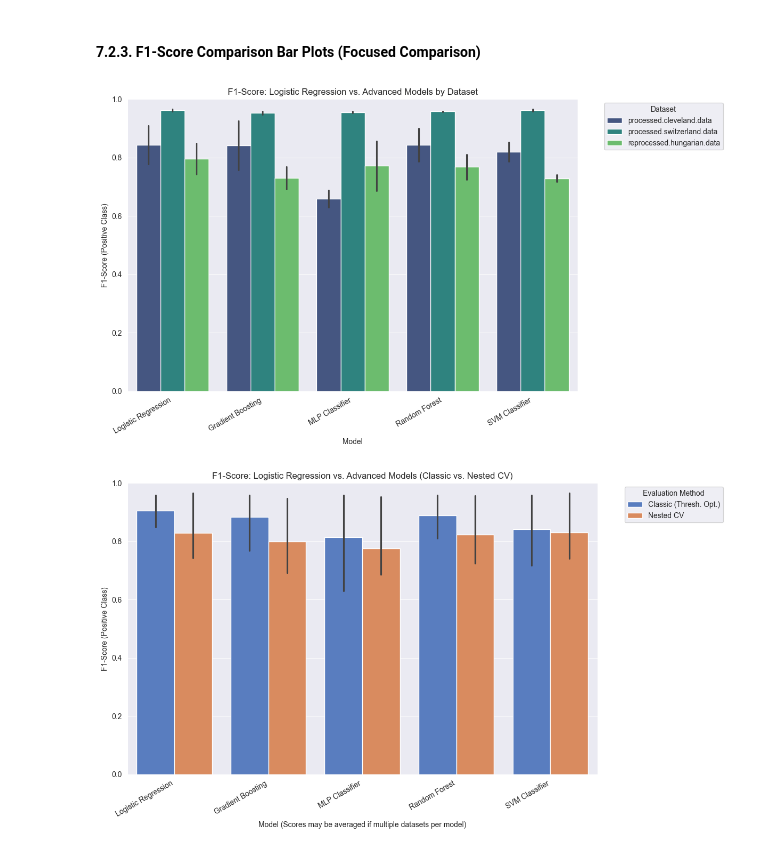
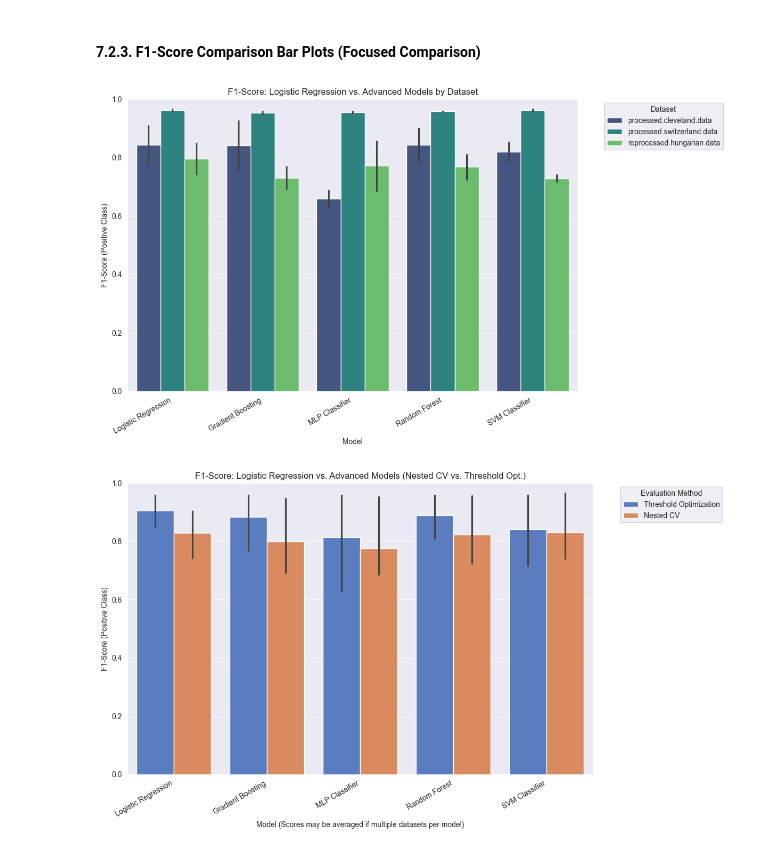
Before and after one commit to BytebenderCoco/machine-learning-predicting-heart-disease, a Jupyter notebook: major-overhaul.ipynb, the cells around one changed output. Cells and saved outputs as stored; diff of their text form; code cells hidden in the pictures.

```diff
--- a/major-overhaul.ipynb
+++ b/major-overhaul.ipynb
@@ -297,6 +312,6 @@ Running Nested CV for dataset: processed.switzerland.data
 This approach tunes hyperparameters on the training set (optimizing for 'recall' in GridSearchCV), predicts probabilities on the test set, and then optimizes the decision threshold to maximize F1-score on the test set.
 # %%
-detailed_classic_results = []
+detailed_classic_results = [] # Renamed from 'classic_results' for clarity
 
 for split_data in splits:
     dataset_name = split_data["dataset"]
@@ -304,10 +319,10 @@ for split_data in splits:
     y_train = split_data["y_train"]
     x_test = split_data["x_test"]
     y_test = split_data["y_test"]
-    print(f"\nRunning Classic Approach for dataset: {dataset_name}")
+    # print(f"\nRunning Threshold Optimization for dataset: {dataset_name}") # Removed for cleaner output
 
     for model_name, (pipeline, param_grid) in model_configurations.items():
-        print(f"  Model: {model_name}")
+        # print(f"  Model: {model_name}") # Removed for cleaner output
         grid = GridSearchCV(pipeline, param_grid, cv=3, scoring='recall', n_jobs=-1) # cv=3 for speed
         grid.fit(x_train, y_train)
 
@@ -346,17 +361,19 @@ for split_data in splits:
             "f1_scores_pr": f1_scores_pr
         })
 
-classic_approach_summary_list = []
+threshold_optimization_summary_list = []
 for res in detailed_classic_results:
-    classic_approach_summary_list.append({
+    threshold_optimization_summary_list.append({
         "Dataset": res["Dataset"],
         "Model": res["Model"],
         "F1-Score (Optimized Threshold)": res["F1-Score (Class 1, Opt Thresh)"],
         "Optimized Threshold": res["Optimized Threshold"],
-        "Best Params (from GridSearchCV)": res["Best Params (from GridSearchCV)"]
     })
-classic_approach_df_summary = pd.DataFrame(classic_approach_summary_list)
+threshold_optimization_df_summary = pd.DataFrame(threshold_optimization_summary_list)
 
-print("\n--- Classic Approach (GridSearchCV on Train, Threshold Optimization on Test) - Summary ---")
-print(classic_approach_df_summary)
+print("\n--- Threshold Optimization Results Summary ---")
+display(threshold_optimization_df_summary.pivot_table(
+    index=['Dataset', 'Model'],
+    values=['F1-Score (Optimized Threshold)', 'Optimized Threshold']
+).round(3))
 # %% [output]
@@ -384,25 +403,25 @@ Running Classic Approach for dataset: processed.switzerland.data
 # %%
-classic_df_for_plot = pd.DataFrame([{
+thresh_opt_df_for_plot = pd.DataFrame([{
     "Dataset": res["Dataset"],
     "Model": res["Model"],
     "F1-Score": res["F1-Score (Class 1, Opt Thresh)"]}
     for res in detailed_classic_results])
-classic_df_for_plot["Type"] = "Classic (Thresh. Opt.)"
+thresh_opt_df_for_plot["Type"] = "Threshold Optimization"
 
 nested_df_for_plot = nested_cv_df.copy()
 nested_df_for_plot.rename(columns={"Nested F1 Mean": "F1-Score"}, inplace=True)
 nested_df_for_plot["Type"] = "Nested CV"
 
 combined_f1_df_for_comparison = pd.concat([
-    classic_df_for_plot[["Dataset", "Model", "F1-Score", "Type"]],
+    thresh_opt_df_for_plot[["Dataset", "Model", "F1-Score", "Type"]],
     nested_df_for_plot[["Dataset", "Model", "F1-Score", "Type"]]
 ], ignore_index=True)
 
-print("\n--- Combined F1 Score Summary for All Models (for Pivoting) ---")
+print("\n--- F1 Score Comparison: Nested CV vs. Threshold Optimization (All Models) ---")
 pivot_table_f1_all_models = combined_f1_df_for_comparison.pivot_table(
     index=["Dataset", "Model"],
     columns="Type",
     values="F1-Score"
-)
-print(pivot_table_f1_all_models)
+).round(3)
+display(pivot_table_f1_all_models)
 # %% [output]
@@ -607,7 +658,7 @@ if not focused_comparison_plot_df.empty:
     title_str_catplot = f"F1-Score by Type per Dataset"
     if overall_best_baseline_name:
         title_str_dataset_hue = f"F1-Score: {overall_best_baseline_name} vs. Advanced Models by Dataset"
-        title_str_type_hue = f"F1-Score: {overall_best_baseline_name} vs. Advanced Models (Classic vs. Nested CV)"
+        title_str_type_hue = f"F1-Score: {overall_best_baseline_name} vs. Advanced Models (Nested CV vs. Threshold Opt.)"
         title_str_catplot = f"F1-Score by Type ({overall_best_baseline_name} vs. Advanced) per Dataset"
 
     plt.figure(figsize=(12, 7))
@@ -618,32 +669,32 @@ if not focused_comparison_plot_df.empty:
     plt.ylim(0, 1)
     plt.xticks(rotation=30, ha="right")
     plt.legend(title="Dataset", bbox_to_anchor=(1.05, 1), loc='upper left')
     plt.tight_layout()
     plt.show()
 
     plt.figure(figsize=(12, 7))
     sns.barplot(data=focused_comparison_plot_df, x="Model", y="F1-Score", hue="Type", palette="muted")
     plt.title(title_str_type_hue)
     plt.ylabel("F1-Score (Positive Class)")
     plt.xlabel("Model (Scores may be averaged if multiple datasets per model)")
     plt.ylim(0, 1)
     plt.xticks(rotation=30, ha="right")
     plt.legend(title="Evaluation Method", bbox_to_anchor=(1.05, 1), loc='upper left')
     plt.tight_layout()
     plt.show()
 
     g = sns.catplot(data=focused_comparison_plot_df, x="Model", y="F1-Score", hue="Type", col="Dataset",
                     kind="bar", palette="muted", col_wrap=2, height=5, aspect=1.3)
     g.set_titles("{col_name}")
     g.set_axis_labels("Model", "F1-Score (Positive Class)")
     g.set(ylim=(0,1))
     g.set_xticklabels(rotation=45, ha="right")
     plt.suptitle(title_str_catplot, y=1.03)
     plt.tight_layout()
     plt.show()
 else:
     print("No data to plot for focused F1-score comparison. Check model names and filtering.")
 # %% [output]
 [figure]
-[figure, old version]
+[figure, new version]
 [figure]
```
Also changed, not shown: parts of 15 cells of this notebook.
